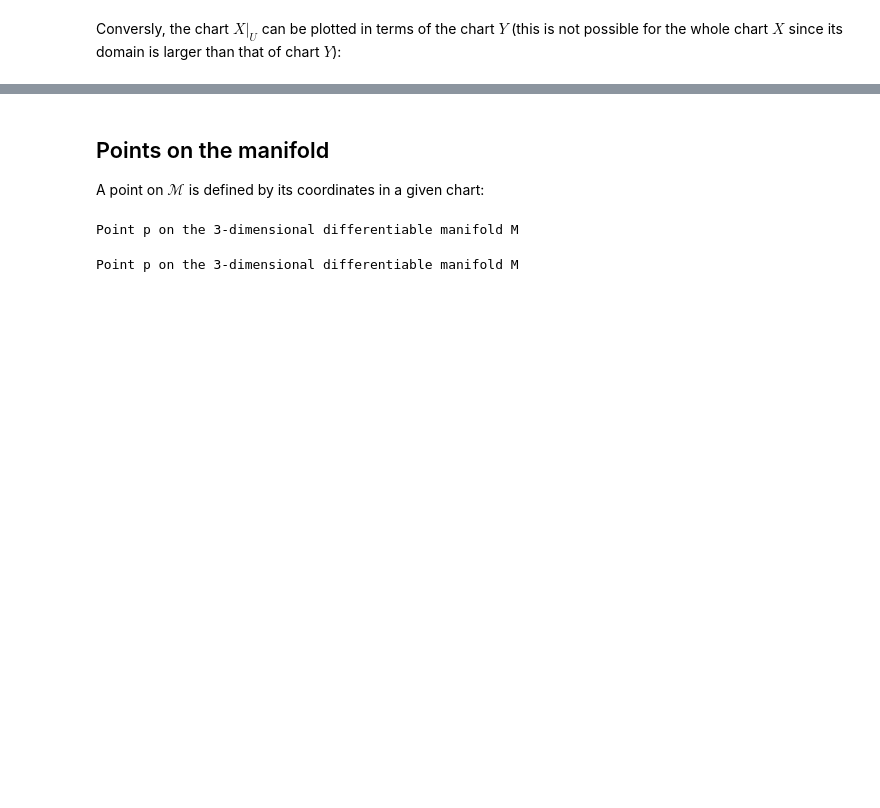
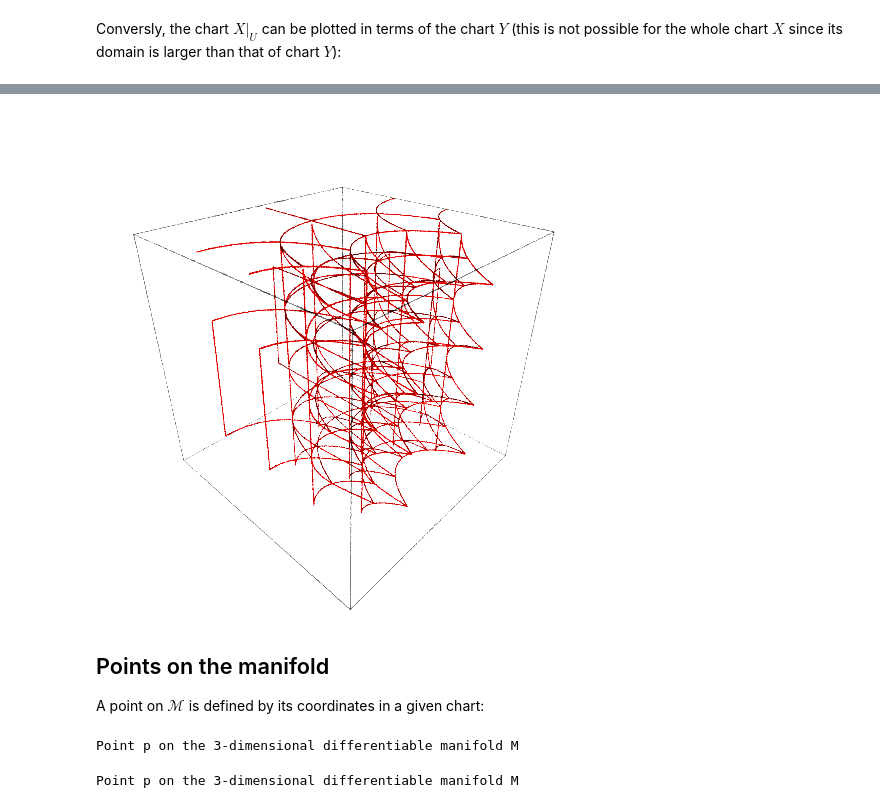
Before and after one commit to sagemanifolds/SageManifolds, a Jupyter notebook: Worksheets/v0.9.1/SM_tutorial.ipynb, the cells around one changed output, grey strips where cells are left out. Cells and saved outputs as stored; diff of their text form; code cells hidden in the pictures; blank space fills up the shorter version.

```diff
--- a/Worksheets/v0.9.1/SM_tutorial.ipynb
+++ b/Worksheets/v0.9.1/SM_tutorial.ipynb
@@ -304,3 +315,8 @@ Graphics3d Object
+# %%
+graph = X_U.plot(Y)
+show(graph, viewer=viewer3D)
+# %% [output]
+[figure, added]
 # %% [markdown]
 <h2>Points on the manifold</h2>
 <p>A point on $\mathcal{M}$ is defined by its coordinates in a given chart:</p>
```
Also changed, not shown: parts of 9 cells of this notebook.
